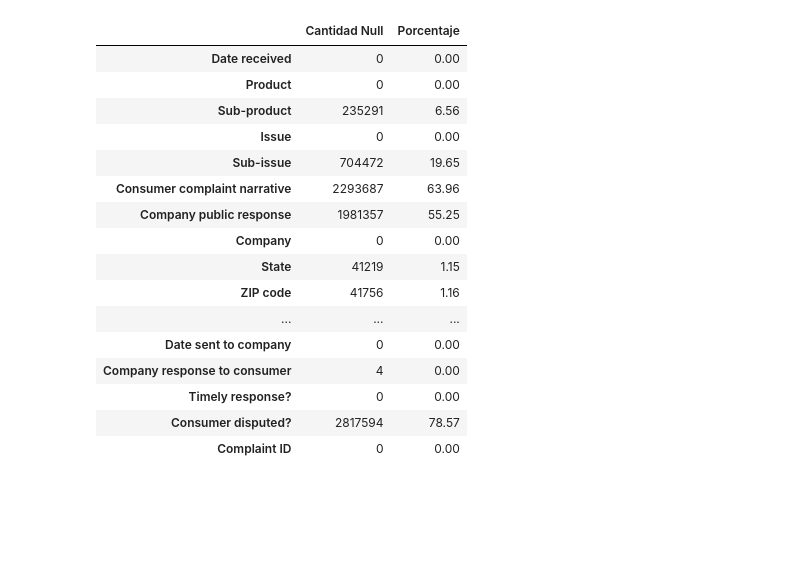
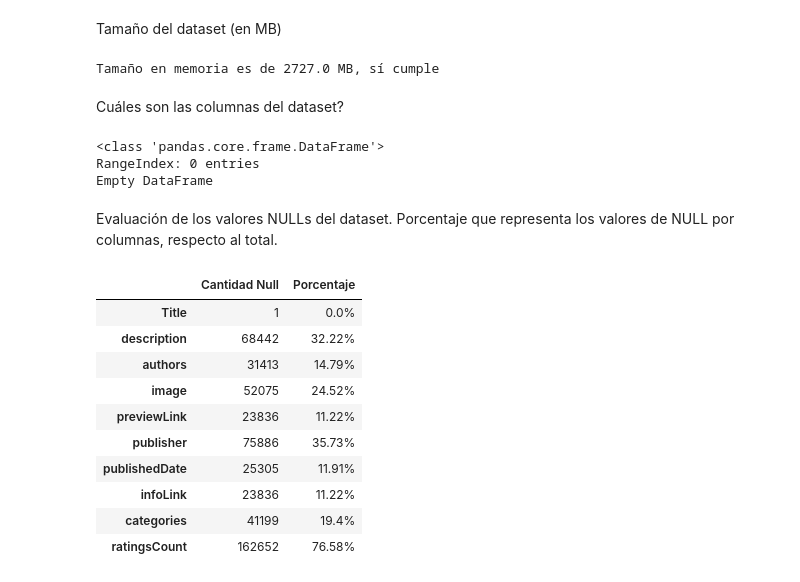
Before and after one commit to jlvaldes/bigdata, a Jupyter notebook: dataset_evaluator.ipynb, the cells around one changed output. Drawn from its saved outputs; the diff is of its cells as text; code cells hidden in the pictures; blank space fills up the shorter version.

Commit message:
Data extraction started

```diff
--- a/dataset_evaluator.ipynb
+++ b/dataset_evaluator.ipynb
@@ -4,0 +10,3 @@ pd.set_option('display.max_colwidth', None)
+# %%
+#https://www.kaggle.com/datasets/utkarshx27/consumer-complaint
+path = "../../Datasets/books_data.csv"
@@ -5,34 +15,41 @@ pd.set_option('display.max_colwidth', None)
+# %%
+ruta_csv = path
+ruta_absoluta = os.path.abspath(ruta_csv)
+df = pd.DataFrame()
+# %% [markdown]
+Tamaño del dataset (en MB)
+# %%
+size = round(os.path.getsize(path)/1024 ** 2, 0)
+print(f"Tamaño en memoria es de {size} MB, sí cumple" if size > 250 else f"El tamaño en memoria: {size} MB no cumple el requerimiento")
+# %% [output]
+Tamaño en memoria es de 2727.0 MB, sí cumple
+# %% [markdown]
+Cuáles son las columnas del dataset?
+# %%
+df.info()
+# %% [output]
+<class 'pandas.core.frame.DataFrame'>
+RangeIndex: 0 entries
+Empty DataFrame
+# %% [markdown]
+Evaluación de los valores NULLs del dataset. Porcentaje que representa los valores de NULL por columnas, respecto al total.
 # %%
 
-
-
-#https://www.kaggle.com/datasets/utkarshx27/consumer-complaint
-#dataset #1
-
-ruta_csv = "../../Datasets/complaints.csv"
-ruta_absoluta = os.path.abspath(ruta_csv)
-
-df = pd.DataFrame()
 df = pd.read_csv(ruta_absoluta)
 null_counts = df.isnull().sum()
 null_percentages = round((null_counts / len(df)) * 100,2)
 result = pd.DataFrame({'Cantidad Null': null_counts, 'Porcentaje': null_percentages})
+result["Porcentaje"] = result["Porcentaje"].apply(lambda x: str(x) + "%")
 result
 # %% [output]
 |  | Cantidad Null | Porcentaje |
-| Date received | 0 | 0.00 |
-| Product | 0 | 0.00 |
-| Sub-product | 235291 | 6.56 |
-| Issue | 0 | 0.00 |
-| Sub-issue | 704472 | 19.65 |
-| Consumer complaint narrative | 2293687 | 63.96 |
-| Company public response | 1981357 | 55.25 |
-| Company | 0 | 0.00 |
-| State | 41219 | 1.15 |
-| ZIP code | 41756 | 1.16 |
-| ... | ... | ... |
-| Date sent to company | 0 | 0.00 |
-| Company response to consumer | 4 | 0.00 |
-| Timely response? | 0 | 0.00 |
-| Consumer disputed? | 2817594 | 78.57 |
-| Complaint ID | 0 | 0.00 |
+| Title | 1 | 0.0% |
+| description | 68442 | 32.22% |
+| authors | 31413 | 14.79% |
+| image | 52075 | 24.52% |
+| previewLink | 23836 | 11.22% |
+| publisher | 75886 | 35.73% |
+| publishedDate | 25305 | 11.91% |
+| infoLink | 23836 | 11.22% |
+| categories | 41199 | 19.4% |
+| ratingsCount | 162652 | 76.58% |
```
Also changed, not shown: parts of 8 cells of this notebook, 3 other files.
